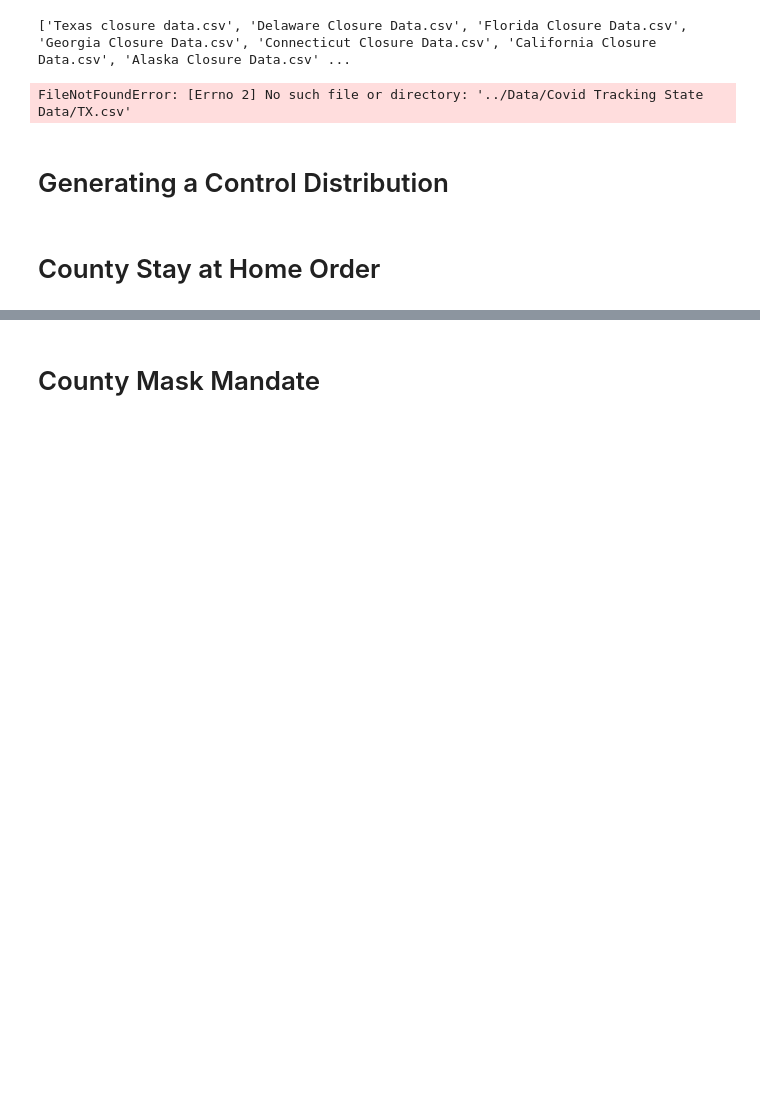
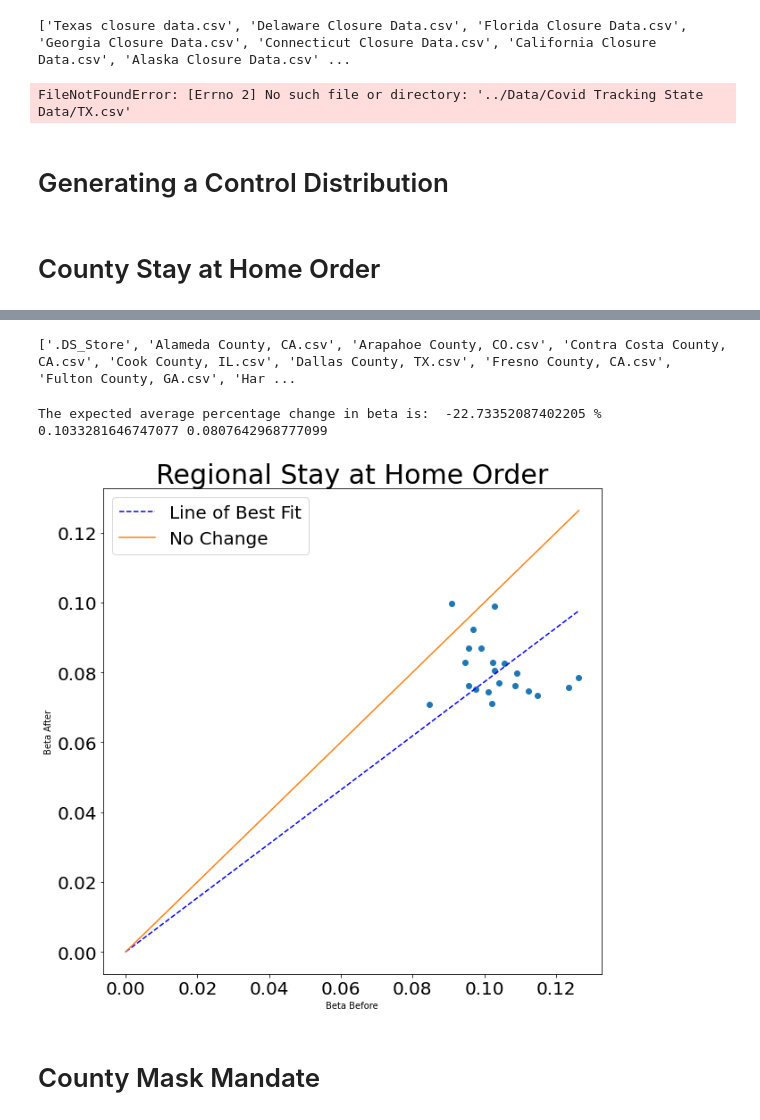
Before and after one commit to holiday-pettijohn/COVID-Tracking-Biola-Summer, a Jupyter notebook: Code/Determining Average Difference for Policies.ipynb, the cells around one changed output, grey strips where cells are left out. Drawn from its saved outputs; the diff is of its cells as text; code cells hidden in the pictures; blank space fills up the shorter version.

```diff
--- a/Code/Determining Average Difference for Policies.ipynb
+++ b/Code/Determining Average Difference for Policies.ipynb
@@ -1020,37 +1045,37 @@ for file in arr:
 
     dates, infectRaw, recovRaw, deadRaw = SIRD_Model.loadData(pathc + file)
 
+    cState = file[file.index(',')+2:len(file) -4] #Get the state abbreviation
+    if 'CA' in cState:
+        cName = convert[cState]
+        cCounty = file[0:file.index(',')] #Get the county name
 
-    cState = file[file.index(',')+2:len(file) -4] #Get the state abbreviation
-    cName = convert[cState]
-    cCounty = file[0:file.index(',')] #Get the county name
+        #Change population based on the county you want to use
+        pop = int(getPopC(cCounty,cState))
+        numDays = len(infectRaw)
+        infect = infectRaw[0:numDays]
+        dead = deadRaw[0:numDays]
 
-    #Change population based on the county you want to use
-    pop = int(getPopC(cCounty,cState))
-    numDays = len(infectRaw)
-    infect = infectRaw[0:numDays]
-    dead = deadRaw[0:numDays]
+        gamma = getGamma(infect,dead)
+        nu = getNu(infect,dead)
+        q = 1 #0.0754
+        window = 13
+        hWin = window // 2
+        beta = getBeta(pop, q, infect, dead, window)
+        #beta = betaWithKernel(beta)
+        #fig, ax = plt.subplots(figsize= (18,8))
+        #ax.plot(beta)
+        temp = dates.tolist()
+        pathc='../Data/State Closure Data/County Closure Data/'
 
-    gamma = getGamma(infect,dead)
-    nu = getNu(infect,dead)
-    q = 1 #0.0754
-    window = 13
-    hWin = window // 2
-    beta = getBeta(pop, q, infect, dead, window)
-    #beta = betaWithKernel(beta)
-    #fig, ax = plt.subplots(figsize= (18,8))
-    #ax.plot(beta)
-    temp = dates.tolist()
-    pathc='../Data/State Closure Data/County Closure Data/'
+        #Change function call of mM to change the policy
+        mM = getRegionalStayAtHome(pathc+file, dates)
 
-    #Change function call of mM to change the policy
-    mM = getRegionalStayAtHome(pathc+file, dates)
-
-    #Get beta before and after, getting a 14 day average before and a 14 day average after, starting 7 days after the policy
-    for k in range(len(mM)):
-        tB, tA = getBetaDiffC(dates,mM[k], beta, infect, dead, pop, q, numDays)
-        bB.append(tB)
-        bA.append(tA)
+        #Get beta before and after, getting a 14 day average before and a 14 day average after, starting 7 days after the policy
+        for k in range(len(mM)):
+            tB, tA = getBetaDiffC(dates,mM[k], beta, infect, dead, pop, q, numDays)
+            bB.append(tB)
+            bA.append(tA)
 
 #Get rid of weird invalid cases
 i = 0
@@ -1087,33 +1112,40 @@ while i < len(bA):
 #Plotting the beta before and after points
 fig,ax = plt.subplots(figsize = (18,8))
 ax.plot(bB,bA, 'o')
 
 #Creating the line of best fit
 bB = np.array(bB)
 bB = bB[:,np.newaxis]
 bestFit = np.linalg.lstsq(bB,bA, rcond = None)[0]
 bA = np.array(bA)
 f = ax.figure
 f.set_figwidth(10)
 f.set_figheight(10)
 
 #Plotting Line of best fit
 x = np.linspace(0, bB.max())
 ax.plot(x,x*bestFit,color = "blue", linestyle = 'dashed', label = 'Line of Best Fit')
 plt.rc('xtick', labelsize=20)
 plt.rc('ytick', labelsize=20)
 
 #Plotting line y=x
 ax.plot([0,0,bB.max()],[0,0,bB.max()], label = 'No Change')
 #ax.axis([0,0.12,0,0.12])
 ax.set_title("Regional Stay at Home Order", fontsize = 30)
 ax.set_xlabel("Beta Before")
 ax.set_ylabel("Beta After")
 ax.legend(fontsize = 20)
 
 print("The expected average percentage change in beta is: ", (float(bestFit)-1) * 100, "%")
 
 plt.savefig("Regional Stay at Home Order.svg", dpi=200, facecolor='w', edgecolor='w',orientation='portrait', format="svg",transparent=False, bbox_inches=None, pad_inches=0.1, metadata=None)
+
+print(np.mean(bB), np.mean(bA))
+# %% [output]
+['.DS_Store', 'Alameda County, CA.csv', 'Arapahoe County, CO.csv', 'Contra Costa County, CA.csv', 'Cook County, IL.csv', 'Dallas County, TX.csv', 'Fresno County, CA.csv', 'Fulton County, GA.csv', 'Har ...
+The expected average percentage change in beta is:  -22.73352087402205 %
+0.1033281646747077 0.0807642968777099
+[figure, added]
 # %% [markdown]
 # County Mask Mandate
 # %%
```
Also changed, not shown: parts of 5 cells of this notebook, 1 other file.
